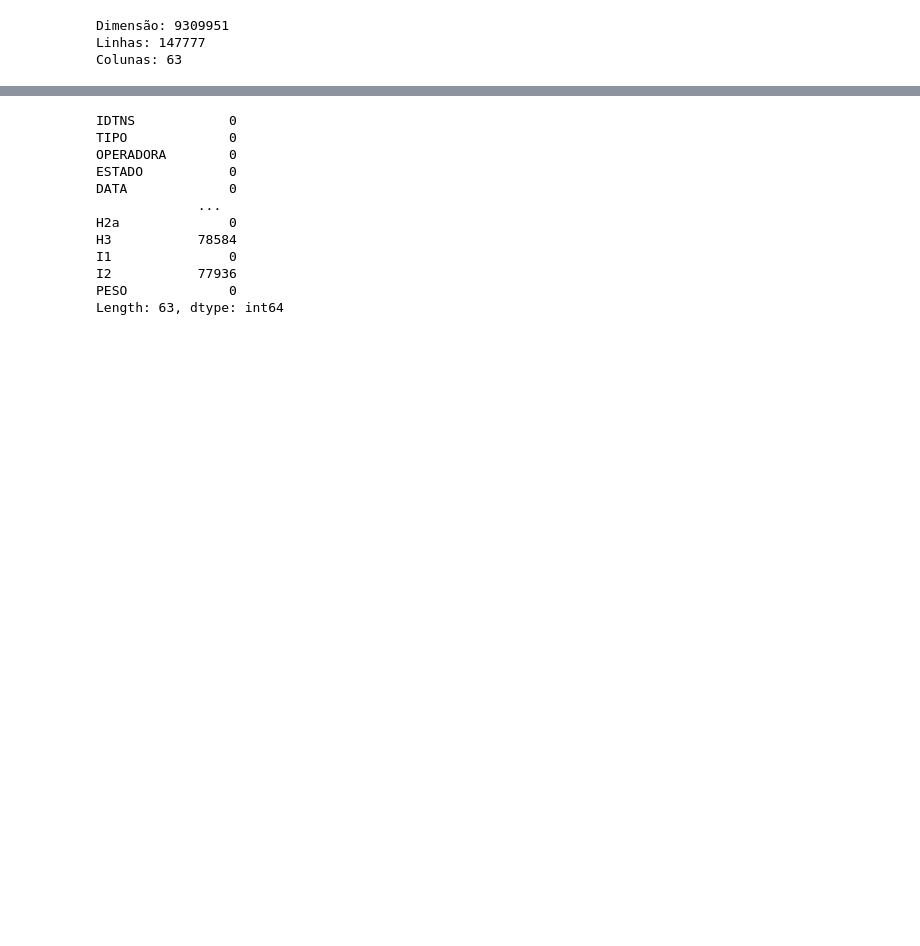
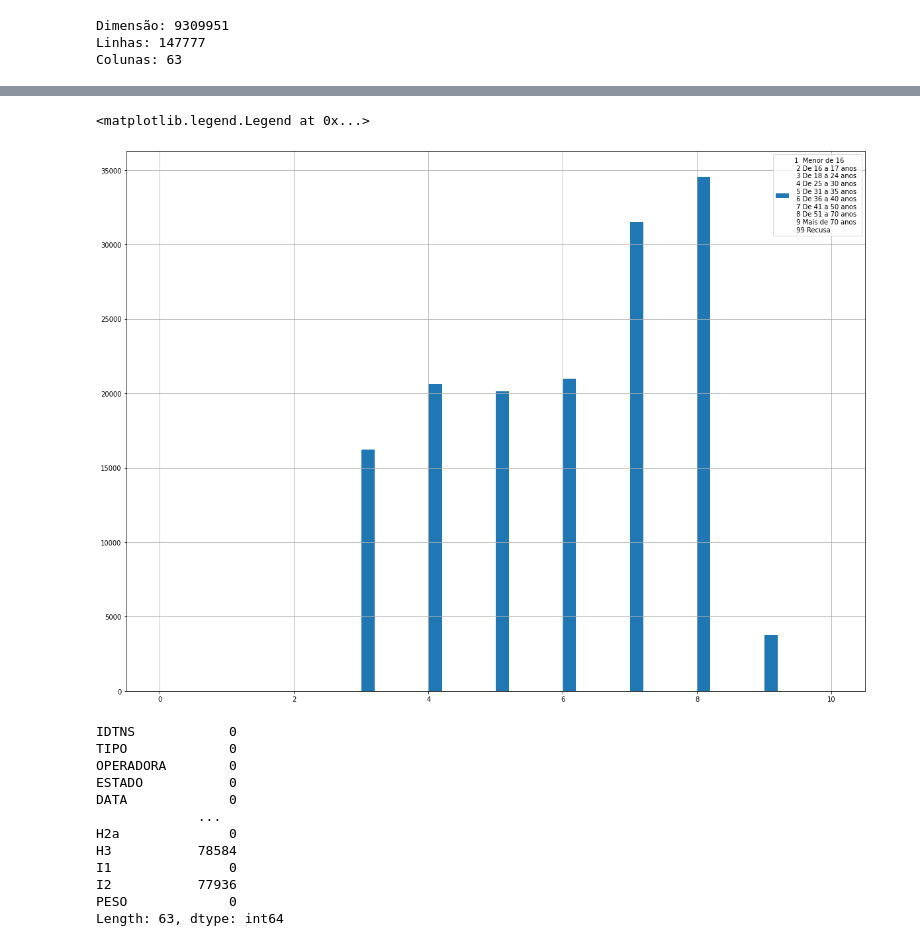
Before and after one commit to mrelero/machine-learning-anatel-database, a Jupyter notebook: Untitled.ipynb, the cells around one changed output, grey strips where cells are left out. Saved outputs shown, nothing was run; the diff lists cells and outputs as text; code cells hidden in the pictures; blank space fills up the shorter version.

Commit message:
Análise inicial de  Dados e Tratamento de Dados

```diff
--- a/Untitled.ipynb
+++ b/Untitled.ipynb
@@ -17,3 +47,19 @@ Colunas: 63
+# %%
+##Plots
+#dados["OPERADORA"].hist(bins= 30, figsize=(20,15), align = "mid")
+#dados["ANO_BASE"].hist(bins= 30, figsize=(20,15), align = "mid")
+#dados["Q6"].hist(bins= 30, figsize=(20,15), align = "mid", label = "1 - Pessoa Fisica \n 2 - Pessoa Jurídica")
+#dados["Q8"].hist(bins= 30, figsize=(20,15), align = "mid", label = "1 - Feminino \n 2 - Masculino")
+
+#dados["ESTADO"].hist(bins= 60, figsize=(20,15), align = "mid")
+#plt.legend()
+
+#dados.hist(bins= 60, figsize=(60,45), align = "mid", sharex=False)
+dados["Q7a"].hist(bins = 50 ,figsize=(20,15), align = "mid", range = [0,10], label = "1  Menor de 16 \n 2 De 16 a 17 anos \n 3 De 18 a 24 anos \n 4 De 25 a 30 anos \n 5 De 31 a 35 anos \n 6 De 36 a 40 anos \n 7 De 41 a 50 anos \n 8 De 51 a 70 anos \n 9 Mais de 70 anos \n 99 Recusa ")
+plt.legend()
+# %% [output]
+<matplotlib.legend.Legend at 0x...>
+[figure, added]
 # %%
 ##Relação de Colunas com quantidades vazias
 count = dados.isna().sum()
```
Also changed, not shown: parts of 3 cells of this notebook, 2 other files.
